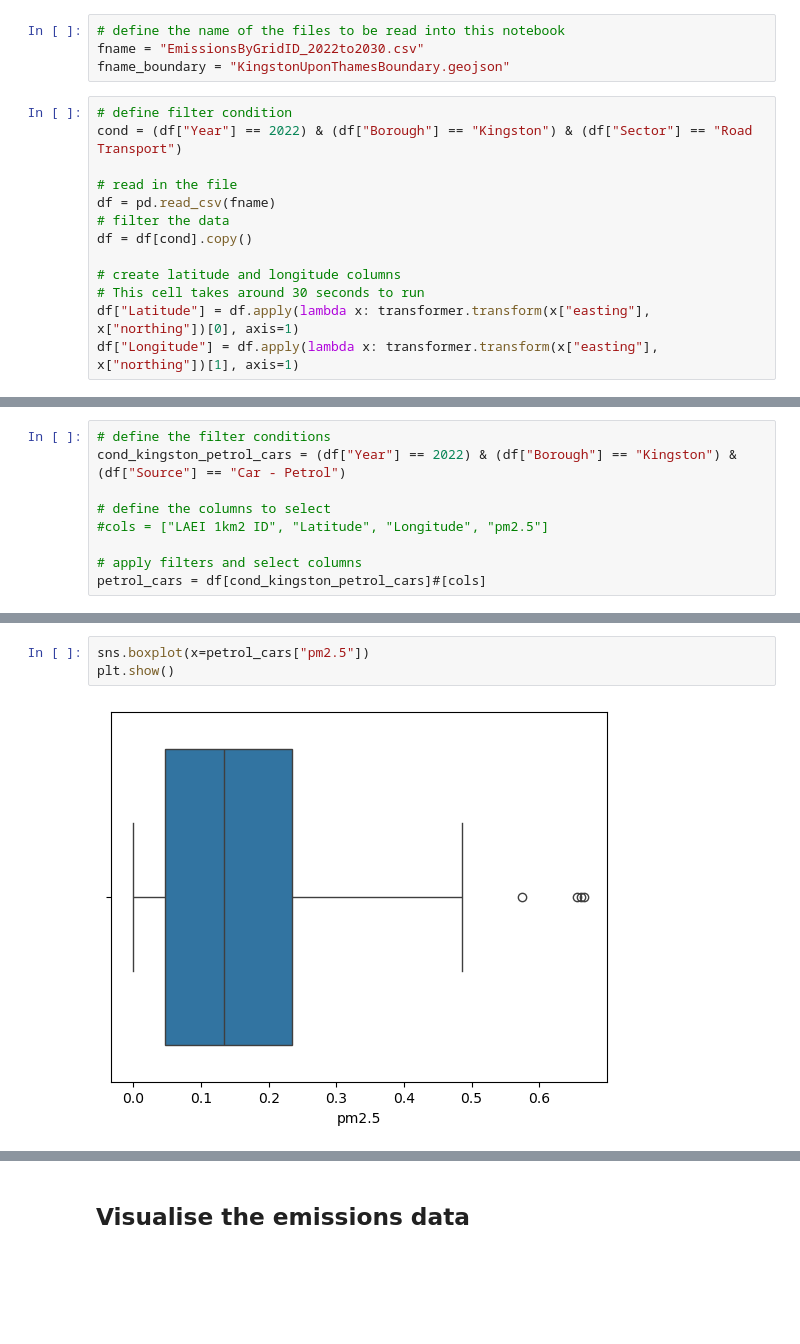
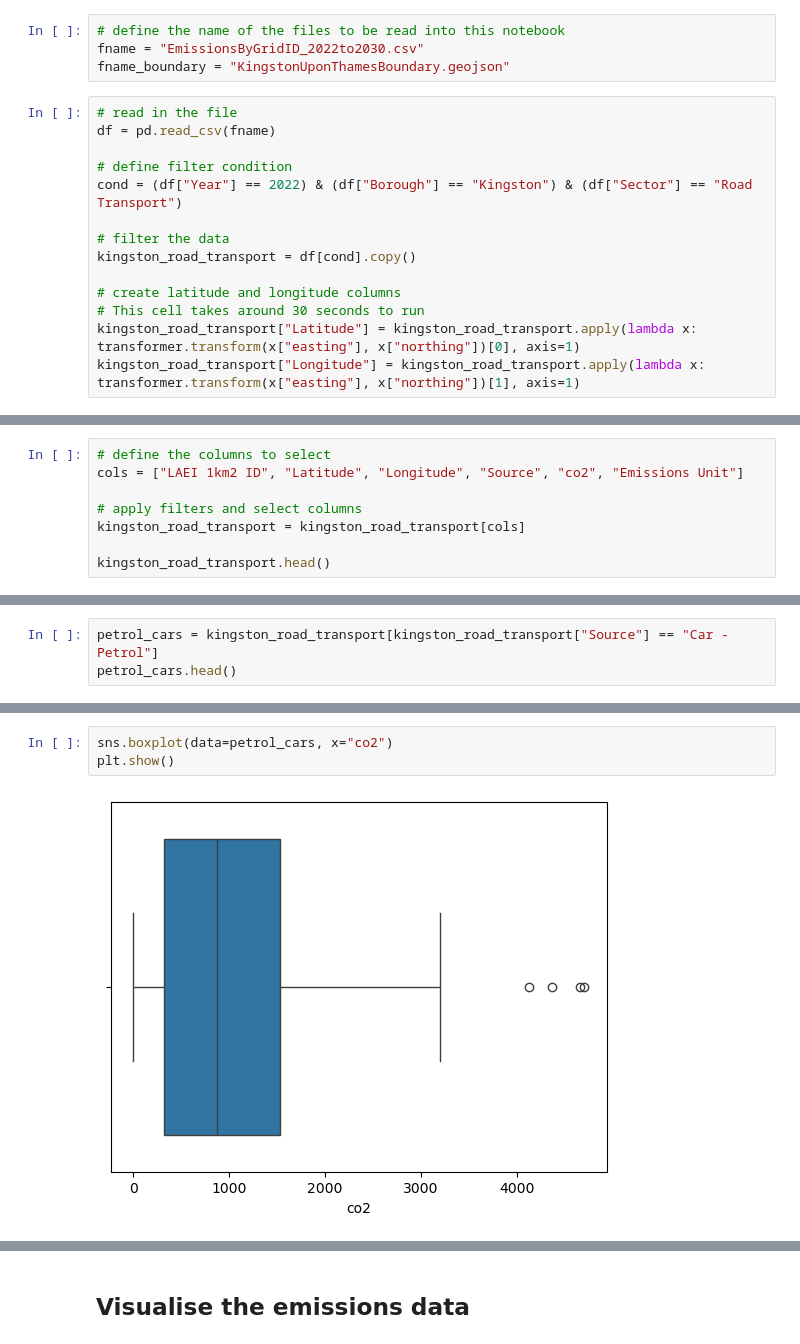
Before and after one commit to andrewsivanesan/London-air-quality, a Jupyter notebook: LondonAirQualityAnalysis.ipynb, the cells around one changed output, grey strips where cells are left out. Drawn from its saved outputs; the diff is of its cells as text; blank space fills up the shorter version.

Commit message:
Update LondonAirQualityAnalysis.ipynb
Focused the analysis on petrol car CO2 emissions in Kingston. Added LAEI grid squares to the Folium map.

```diff
--- a/LondonAirQualityAnalysis.ipynb
+++ b/LondonAirQualityAnalysis.ipynb
@@ -34,15 +46,16 @@ transformer = Transformer.from_crs("EPSG:27700", "EPSG:4326")
 fname = "EmissionsByGridID_2022to2030.csv"
 fname_boundary = "KingstonUponThamesBoundary.geojson"
 # %%
+# read in the file
+df = pd.read_csv(fname)
+
 # define filter condition
 cond = (df["Year"] == 2022) & (df["Borough"] == "Kingston") & (df["Sector"] == "Road Transport")
 
-# read in the file
-df = pd.read_csv(fname)
 # filter the data
-df = df[cond].copy()
+kingston_road_transport = df[cond].copy()
 
 # create latitude and longitude columns
 # This cell takes around 30 seconds to run
-df["Latitude"] = df.apply(lambda x: transformer.transform(x["easting"], x["northing"])[0], axis=1)
-df["Longitude"] = df.apply(lambda x: transformer.transform(x["easting"], x["northing"])[1], axis=1)
+kingston_road_transport["Latitude"] = kingston_road_transport.apply(lambda x: transformer.transform(x["easting"], x["northing"])[0], axis=1)
+kingston_road_transport["Longitude"] = kingston_road_transport.apply(lambda x: transformer.transform(x["easting"], x["northing"])[1], axis=1)
@@ -90,9 +95,8 @@ sns.heatmap(corr)
 # %%
-# define the filter conditions
-cond_kingston_petrol_cars = (df["Year"] == 2022) & (df["Borough"] == "Kingston") & (df["Source"] == "Car - Petrol")
-
 # define the columns to select
-#cols = ["LAEI 1km2 ID", "Latitude", "Longitude", "pm2.5"]
+cols = ["LAEI 1km2 ID", "Latitude", "Longitude", "Source", "co2", "Emissions Unit"]
 
 # apply filters and select columns
-petrol_cars = df[cond_kingston_petrol_cars]#[cols]
+kingston_road_transport = kingston_road_transport[cols]
+
+kingston_road_transport.head()
@@ -118,0 +155,3 @@ dtype: int64
+# %%
+petrol_cars = kingston_road_transport[kingston_road_transport["Source"] == "Car - Petrol"]
+petrol_cars.head()
@@ -119,8 +177,8 @@ dtype: int64
 # %%
-sns.boxplot(x=petrol_cars["pm2.5"])
+sns.boxplot(data=petrol_cars, x="co2")
 plt.show()
 # %% [output]
-[figure, old version]
+[figure, new version]
 # %%
 # Apply Tukey's fence to filter for outlier values
 
```
Also changed, not shown: parts of 19 cells of this notebook.
